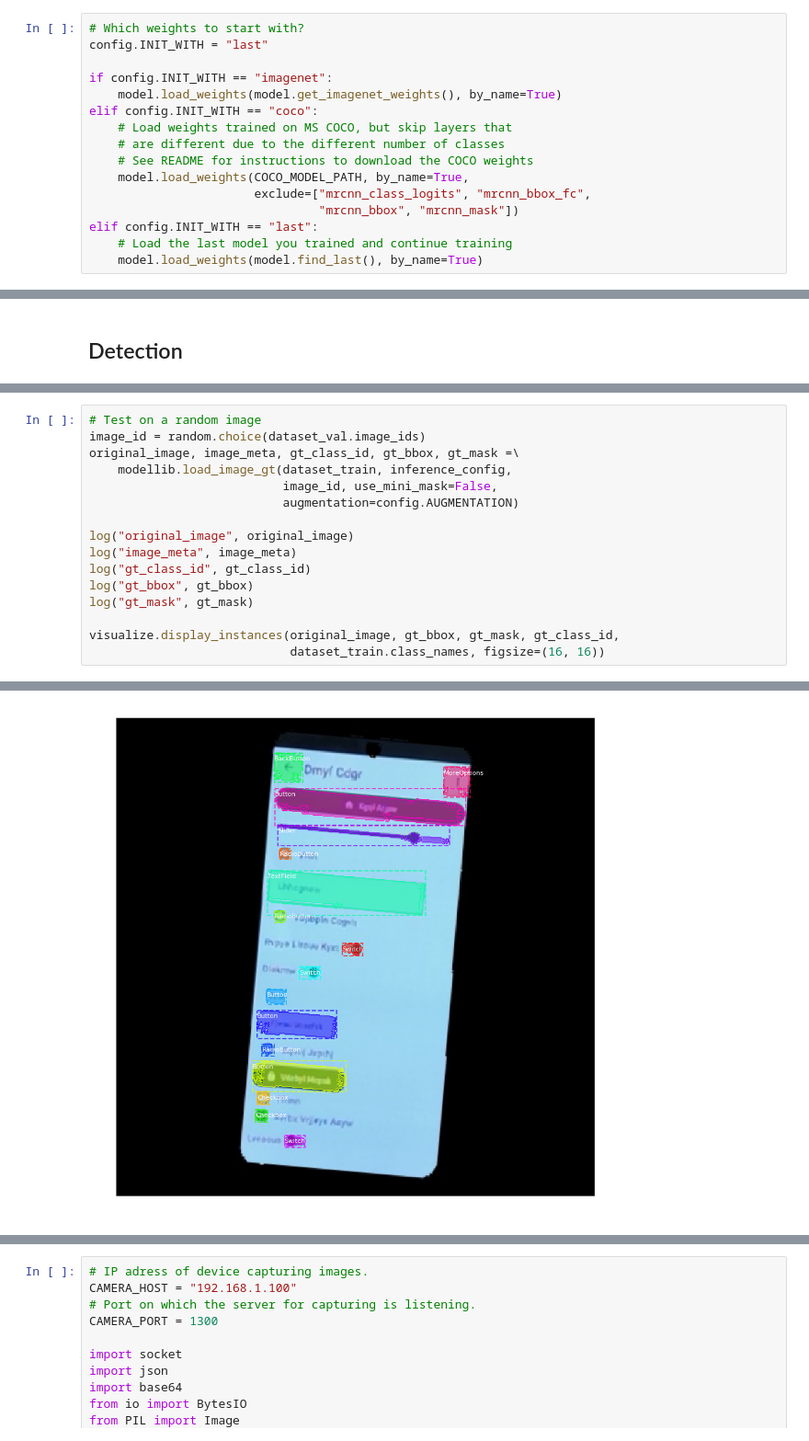
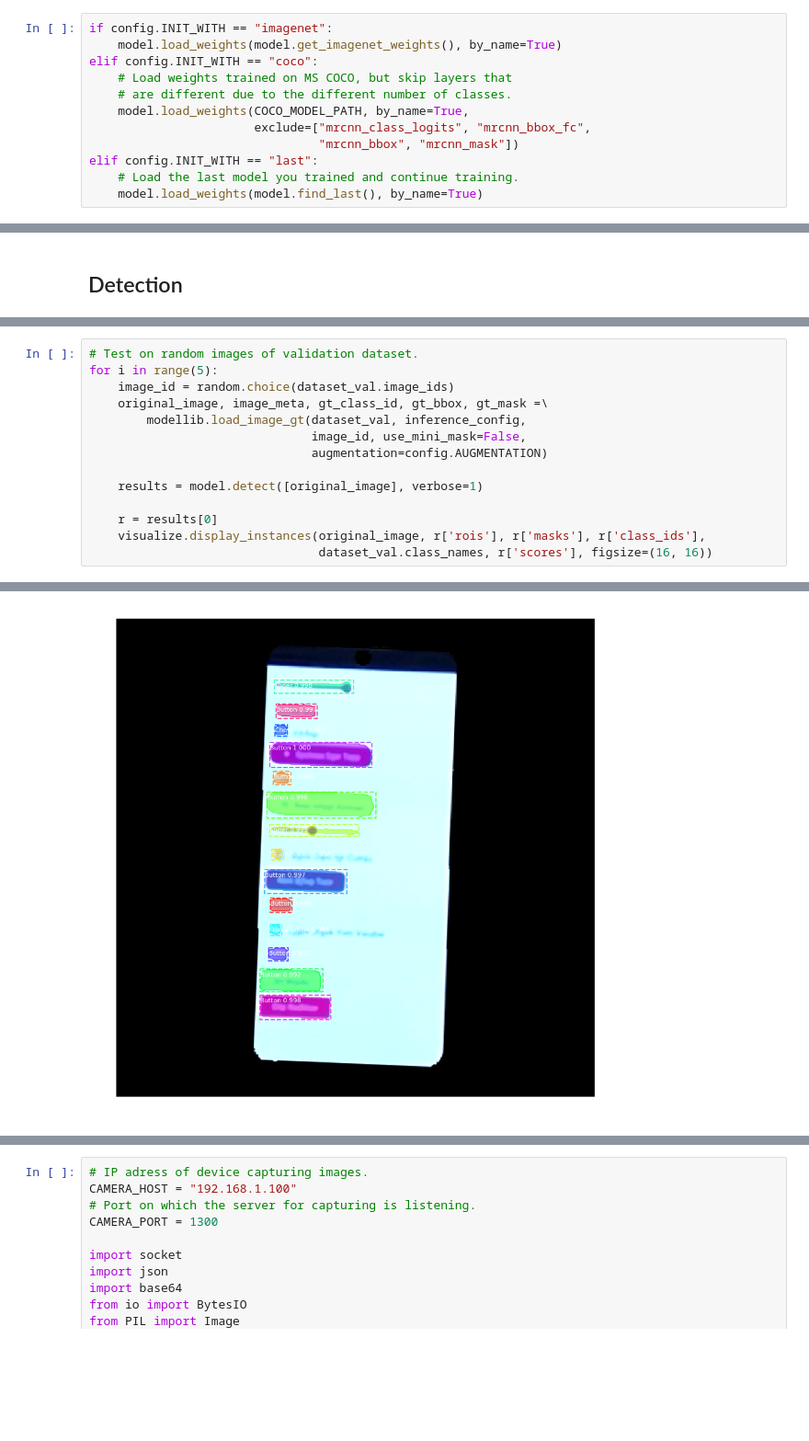
Before and after one commit to bmeyjohann/Mask_RCNN, a Jupyter notebook: train_ie.ipynb, the cells around one changed output, grey strips where cells are left out. Shown at 92% size. Saved outputs shown, nothing was run; the diff lists cells and outputs as text; blank space fills up the shorter version.

```diff
--- a/train_ie.ipynb
+++ b/train_ie.ipynb
@@ -372,20 +335,16 @@ WARNING:tensorflow:From /usr/local/lib/python3.5/dist-packages/keras/backend/ten
 Instructions for updating:
 keep_dims is deprecated, use keepdims instead
 # %%
-# Which weights to start with?
-config.INIT_WITH = "last"
-
 if config.INIT_WITH == "imagenet":
     model.load_weights(model.get_imagenet_weights(), by_name=True)
 elif config.INIT_WITH == "coco":
     # Load weights trained on MS COCO, but skip layers that
-    # are different due to the different number of classes
-    # See README for instructions to download the COCO weights
+    # are different due to the different number of classes.
     model.load_weights(COCO_MODEL_PATH, by_name=True,
                        exclude=["mrcnn_class_logits", "mrcnn_bbox_fc",
                                 "mrcnn_bbox", "mrcnn_mask"])
 elif config.INIT_WITH == "last":
-    # Load the last model you trained and continue training
+    # Load the last model you trained and continue training.
     model.load_weights(model.find_last(), by_name=True)
 # %% [output]
 Re-starting from epoch 85
@@ -477,19 +428,17 @@ Use tf.cast instead.
 Loading weights from  /tf/logs/interactiveelements20221129T1949/mask_rcnn_interactiveelements_0149.h5
 Re-starting from epoch 149
 # %%
-# Test on a random image
-image_id = random.choice(dataset_val.image_ids)
-original_image, image_meta, gt_class_id, gt_bbox, gt_mask =\
-    modellib.load_image_gt(dataset_train, inference_config,
-                           image_id, use_mini_mask=False,
-                           augmentation=config.AUGMENTATION)
+# Test on random images of validation dataset.
+for i in range(5):
+    image_id = random.choice(dataset_val.image_ids)
+    original_image, image_meta, gt_class_id, gt_bbox, gt_mask =\
+        modellib.load_image_gt(dataset_val, inference_config,
+                               image_id, use_mini_mask=False,
+                               augmentation=config.AUGMENTATION)
 
-log("original_image", original_image)
-log("image_meta", image_meta)
-log("gt_class_id", gt_class_id)
-log("gt_bbox", gt_bbox)
-log("gt_mask", gt_mask)
+    results = model.detect([original_image], verbose=1)
 
-visualize.display_instances(original_image, gt_bbox, gt_mask, gt_class_id,
-                            dataset_train.class_names, figsize=(16, 16))
+    r = results[0]
+    visualize.display_instances(original_image, r['rois'], r['masks'], r['class_ids'],
+                                dataset_val.class_names, r['scores'], figsize=(16, 16))
 # %% [output]
@@ -501 +450 @@ gt_mask                  shape: (512, 512, 16)        min:    0.00000  max:    1
-[figure, old version]
+[figure, new version]
```
Also changed, not shown: parts of 22 cells of this notebook, 1 other file.
